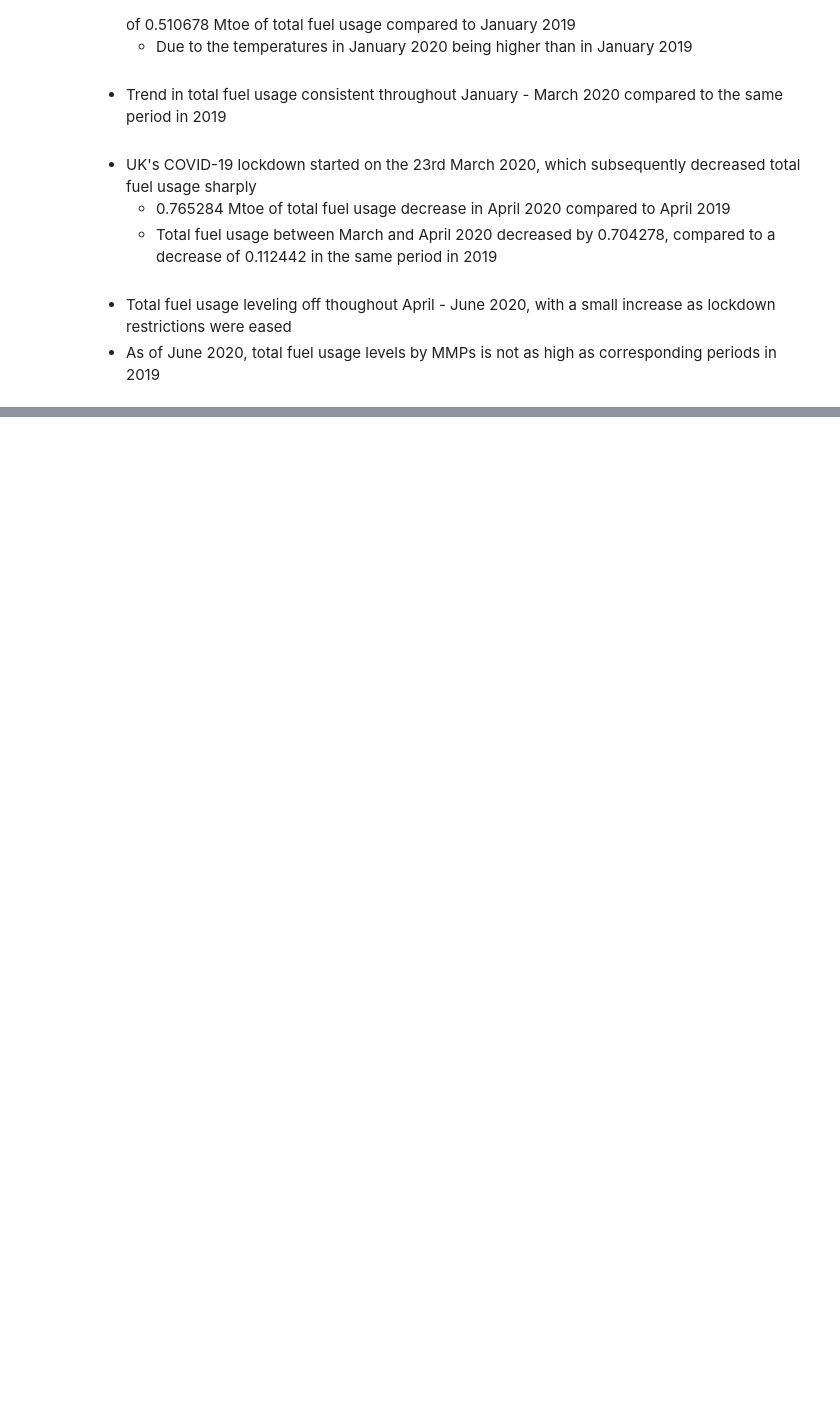
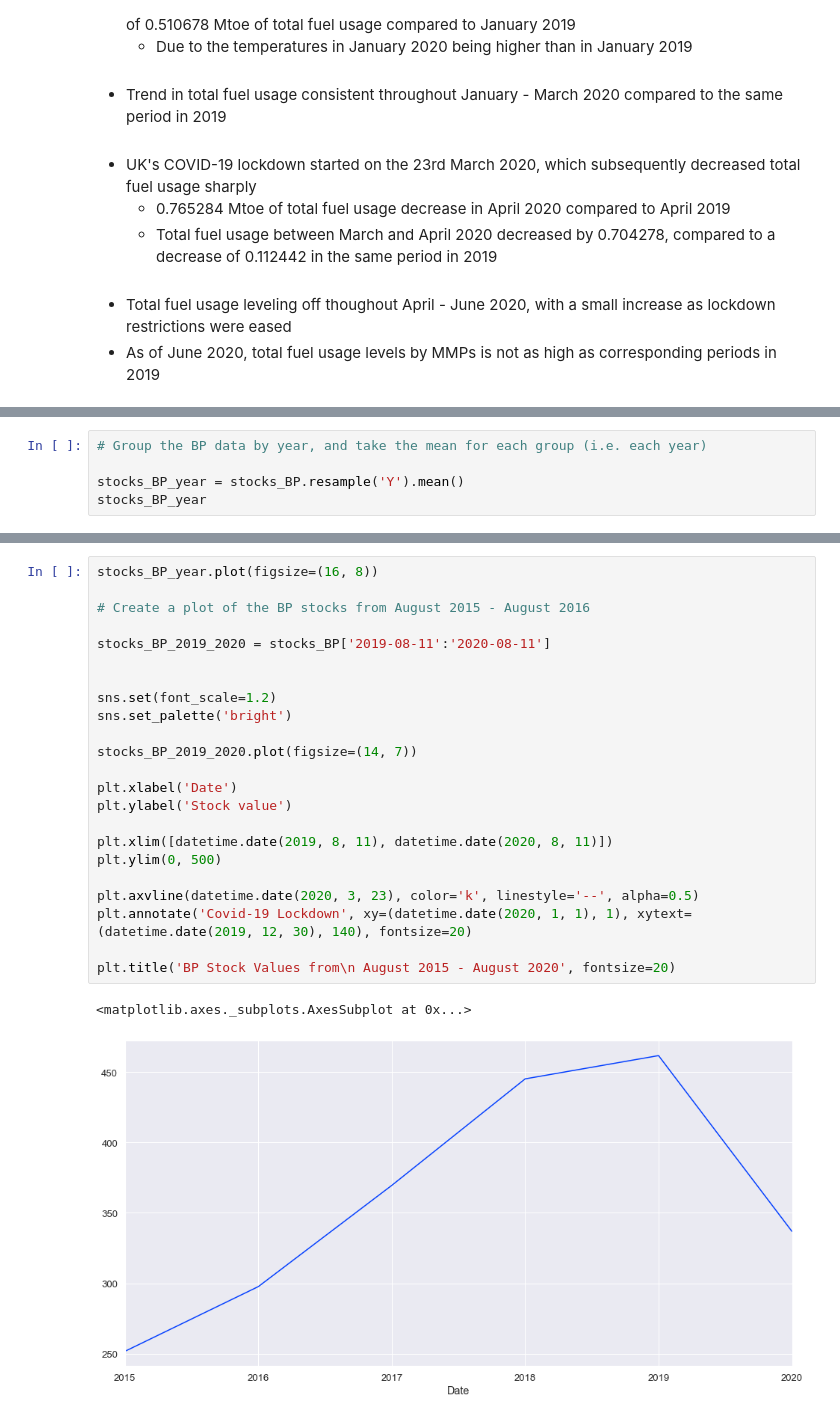
Before and after one commit to abbielms/Big_Data_Challenge_2020, a Jupyter notebook: Big_Data_Challenge_2020.ipynb, the cells around one changed output, grey strips where cells are left out. Saved outputs shown, nothing was run; the diff lists cells and outputs as text; blank space fills up the shorter version.

```diff
--- a/Big_Data_Challenge_2020.ipynb
+++ b/Big_Data_Challenge_2020.ipynb
@@ -439,0 +536,5 @@ ax.legend(prop={'size': 15}, framealpha=1.0)
+# %%
+# Group the BP data by year, and take the mean for each group (i.e. each year)
+
+stocks_BP_year = stocks_BP.resample('Y').mean()
+stocks_BP_year
@@ -439,0 +550,26 @@ ax.legend(prop={'size': 15}, framealpha=1.0)
+# %%
+stocks_BP_year.plot(figsize=(16, 8))
+
+# Create a plot of the BP stocks from August 2015 - August 2016
+
+stocks_BP_2019_2020 = stocks_BP['2019-08-11':'2020-08-11']
+
+
+sns.set(font_scale=1.2)
+sns.set_palette('bright')
+
+stocks_BP_2019_2020.plot(figsize=(14, 7))
+
+plt.xlabel('Date')
+plt.ylabel('Stock value')
+
+plt.xlim([datetime.date(2019, 8, 11), datetime.date(2020, 8, 11)])
+plt.ylim(0, 500)
+
+plt.axvline(datetime.date(2020, 3, 23), color='k', linestyle='--', alpha=0.5)
+plt.annotate('Covid-19 Lockdown', xy=(datetime.date(2020, 1, 1), 1), xytext=(datetime.date(2019, 12, 30), 140), fontsize=20)
+
+plt.title('BP Stock Values from\n August 2015 - August 2020', fontsize=20)
+# %% [output]
+<matplotlib.axes._subplots.AxesSubplot at 0x...>
+[figure, added]
```
Also changed, not shown: parts of 13 cells of this notebook.
